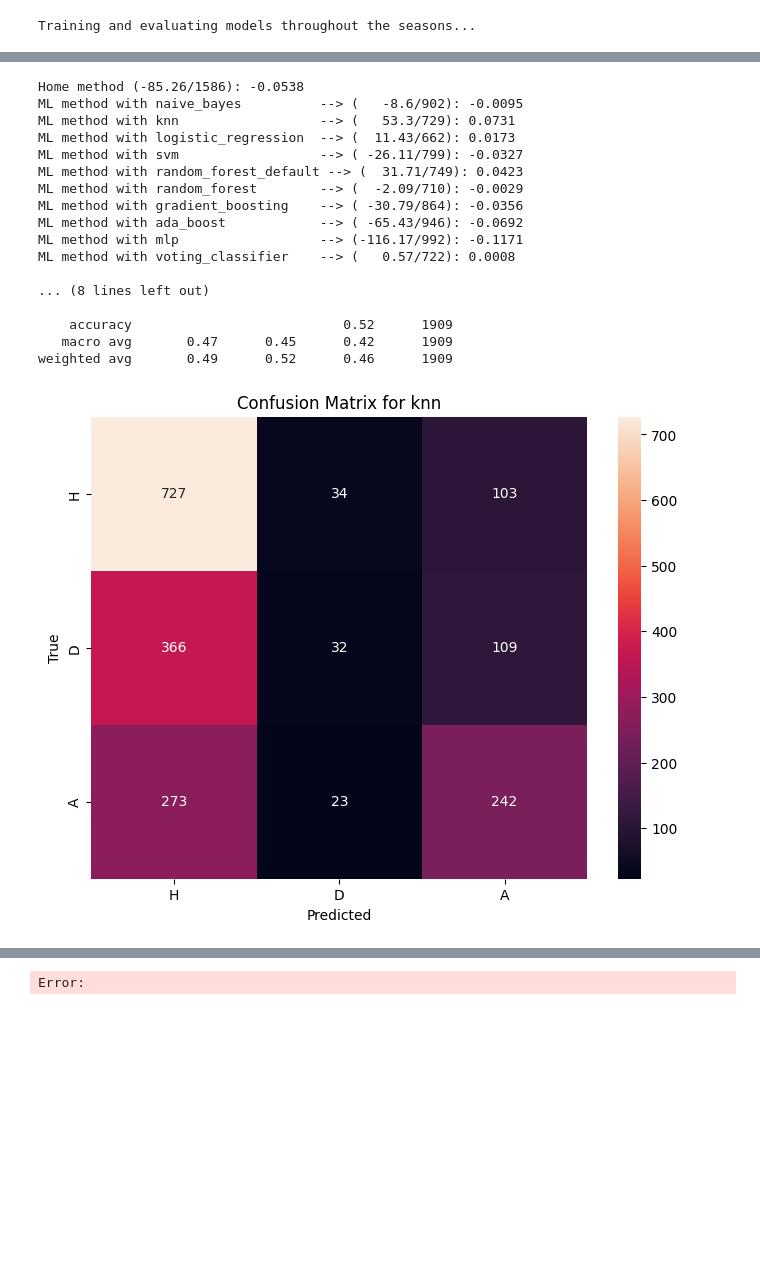
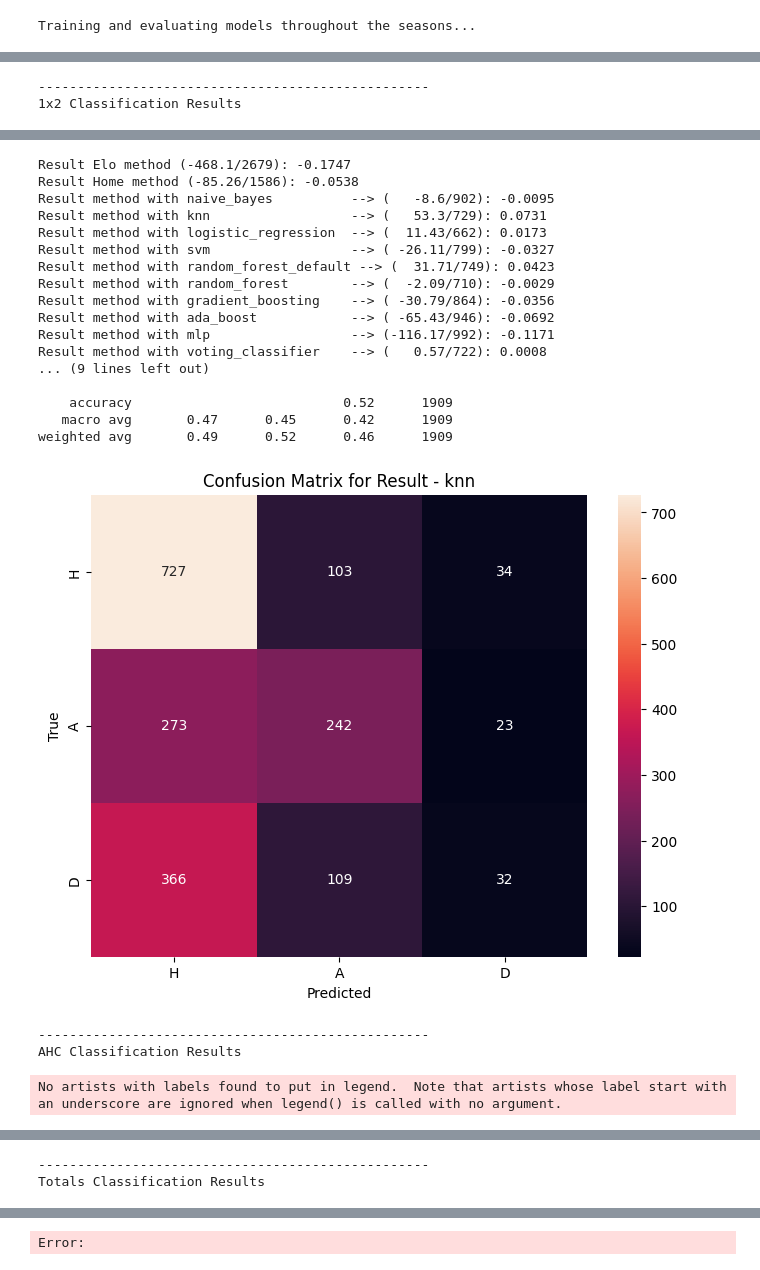
Before and after one commit to caiomelo22/football-predictor, a Jupyter notebook: src/classification_simulator.ipynb, the cells around one changed output, grey strips where cells are left out. Drawn from its saved outputs; the diff is of its cells as text; code cells hidden in the pictures; blank space fills up the shorter version.

Commit message:
- Finishing the refactor of the classification simulator - Refactoring the functions to calculate profit to fix the logic behind the AHC/Totals .25 and .75 lines

```diff
--- a/src/classification_simulator.ipynb
+++ b/src/classification_simulator.ipynb
@@ -55,6 +55,12 @@ filtered_cols.extend([
     "unders_odds",
 ])
 
+markets = {
+    "result": [["H", "D", "A"], 2.2],
+    "ahc_result": [["H", "A", "P"], 1.6],
+    "totals_result": [["O", "U", "P"], 1.6]
+}
+
 selected_models = ["random_forest_default", "svm", "gradient_boosting"]
 preprocess = False
 min_odds = 2.2
@@ -193,3 +241,20 @@ for feature in sorted_features:
 # %%
-best_model_name = pf.get_classification_simulation_results(matches, start_season, min_odds, plot_threshold, bankroll, strategy, default_value, default_bankroll_pct)
+min_odds_1x2 = markets["result"][1]
+min_odds_ahc = markets["ahc_result"][1]
+min_odds_totals = markets["totals_result"][1]
+
+best_1x2_model, best_ahc_model, best_totals_model = pf.get_classification_simulation_results(
+    matches,
+    start_season,
+    plot_threshold,
+    bankroll,
+    strategy,
+    default_value,
+    default_bankroll_pct,
+    min_odds_1x2,
+    min_odds_ahc,
+    min_odds_totals,
+)
 # %% [output]
+--------------------------------------------------
+1x2 Classification Results
@@ -197,18 +262,21 @@ best_model_name = pf.get_classification_simulation_results(matches, start_season
-Home method (-85.26/1586): -0.0538
-ML method with naive_bayes          --> (   -8.6/902): -0.0095
-ML method with knn                  --> (   53.3/729): 0.0731
-ML method with logistic_regression  --> (  11.43/662): 0.0173
-ML method with svm                  --> ( -26.11/799): -0.0327
-ML method with random_forest_default --> (  31.71/749): 0.0423
-ML method with random_forest        --> (  -2.09/710): -0.0029
-ML method with gradient_boosting    --> ( -30.79/864): -0.0356
-ML method with ada_boost            --> ( -65.43/946): -0.0692
-ML method with mlp                  --> (-116.17/992): -0.1171
-ML method with voting_classifier    --> (   0.57/722): 0.0008
-
-... (8 lines left out)
-
-    accuracy                           0.52      1909
-   macro avg       0.47      0.45      0.42      1909
-weighted avg       0.49      0.52      0.46      1909
+Result Elo method (-468.1/2679): -0.1747
+Result Home method (-85.26/1586): -0.0538
+Result method with naive_bayes          --> (   -8.6/902): -0.0095
+Result method with knn                  --> (   53.3/729): 0.0731
+Result method with logistic_regression  --> (  11.43/662): 0.0173
+Result method with svm                  --> ( -26.11/799): -0.0327
+Result method with random_forest_default --> (  31.71/749): 0.0423
+Result method with random_forest        --> (  -2.09/710): -0.0029
+Result method with gradient_boosting    --> ( -30.79/864): -0.0356
+Result method with ada_boost            --> ( -65.43/946): -0.0692
+Result method with mlp                  --> (-116.17/992): -0.1171
+Result method with voting_classifier    --> (   0.57/722): 0.0008
+... (9 lines left out)
+
+    accuracy                           0.52      1909
+   macro avg       0.47      0.45      0.42      1909
+weighted avg       0.49      0.52      0.46      1909
-[figure, old version]
+[figure, new version]
+--------------------------------------------------
+AHC Classification Results
+No artists with labels found to put in legend.  Note that artists whose label start with an underscore are ignored when legend() is called with no argument.
@@ -214,0 +302,2 @@ weighted avg       0.49      0.52      0.46      1909
+--------------------------------------------------
+Totals Classification Results
```
Also changed, not shown: parts of 7 cells of this notebook, 3 other files.
